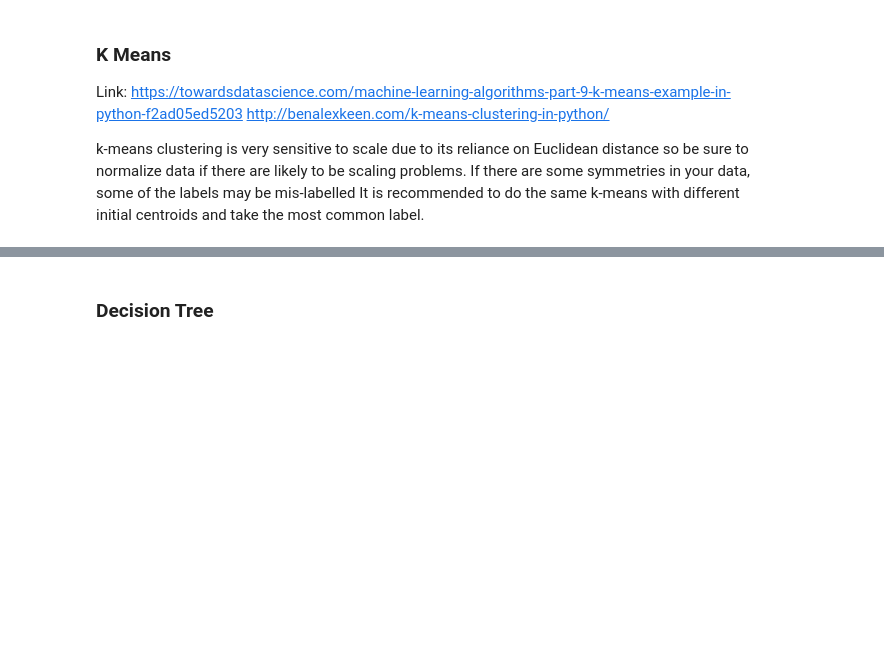
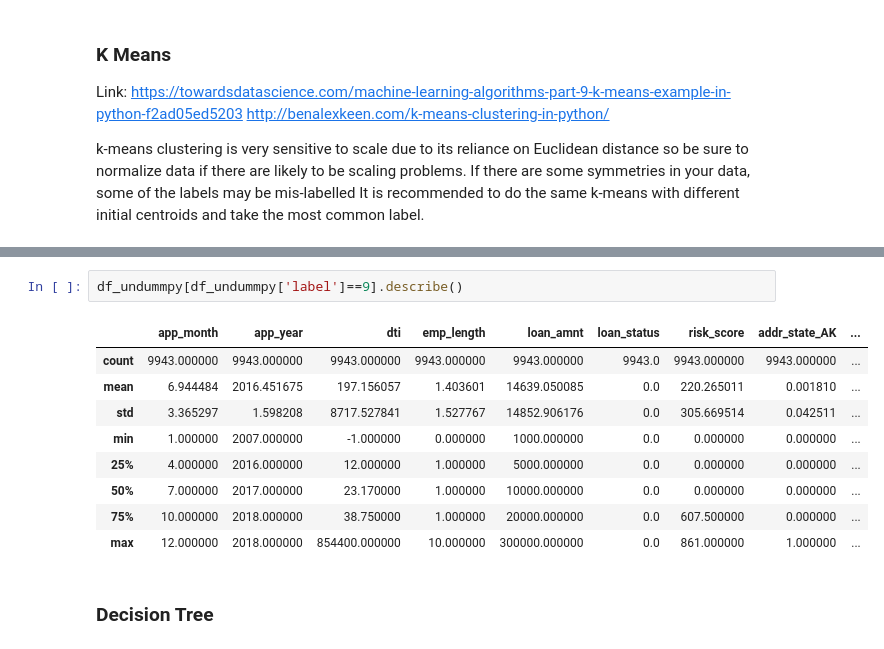
Before and after one commit to miazhx/capstone, a Jupyter notebook: Mia/reject_accept_classifier.ipynb, the cells around one changed output, grey strips where cells are left out. Saved outputs shown, nothing was run; the diff lists cells and outputs as text; blank space fills up the shorter version.

```diff
--- a/Mia/reject_accept_classifier.ipynb
+++ b/Mia/reject_accept_classifier.ipynb
@@ -351,3 +430,15 @@ df_undummpy[df_undummpy['label']==0].sample(10)
+# %%
+df_undummpy[df_undummpy['label']==9].describe()
+# %% [output]
+|  | app_month | app_year | dti | emp_length | loan_amnt | loan_status | risk_score | addr_state_AK | ... |
+| count | 9943.000000 | 9943.000000 | 9943.000000 | 9943.000000 | 9943.000000 | 9943.0 | 9943.000000 | 9943.000000 | ... |
+| mean | 6.944484 | 2016.451675 | 197.156057 | 1.403601 | 14639.050085 | 0.0 | 220.265011 | 0.001810 | ... |
+| std | 3.365297 | 1.598208 | 8717.527841 | 1.527767 | 14852.906176 | 0.0 | 305.669514 | 0.042511 | ... |
+| min | 1.000000 | 2007.000000 | -1.000000 | 0.000000 | 1000.000000 | 0.0 | 0.000000 | 0.000000 | ... |
+| 25% | 4.000000 | 2016.000000 | 12.000000 | 1.000000 | 5000.000000 | 0.0 | 0.000000 | 0.000000 | ... |
+| 50% | 7.000000 | 2017.000000 | 23.170000 | 1.000000 | 10000.000000 | 0.0 | 0.000000 | 0.000000 | ... |
+| 75% | 10.000000 | 2018.000000 | 38.750000 | 1.000000 | 20000.000000 | 0.0 | 607.500000 | 0.000000 | ... |
+| max | 12.000000 | 2018.000000 | 854400.000000 | 10.000000 | 300000.000000 | 0.0 | 861.000000 | 1.000000 | ... |
 # %% [markdown]
  <p><a name="decision"></a></p>
 
```
Also changed, not shown: parts of 31 cells of this notebook, 3 other files.
